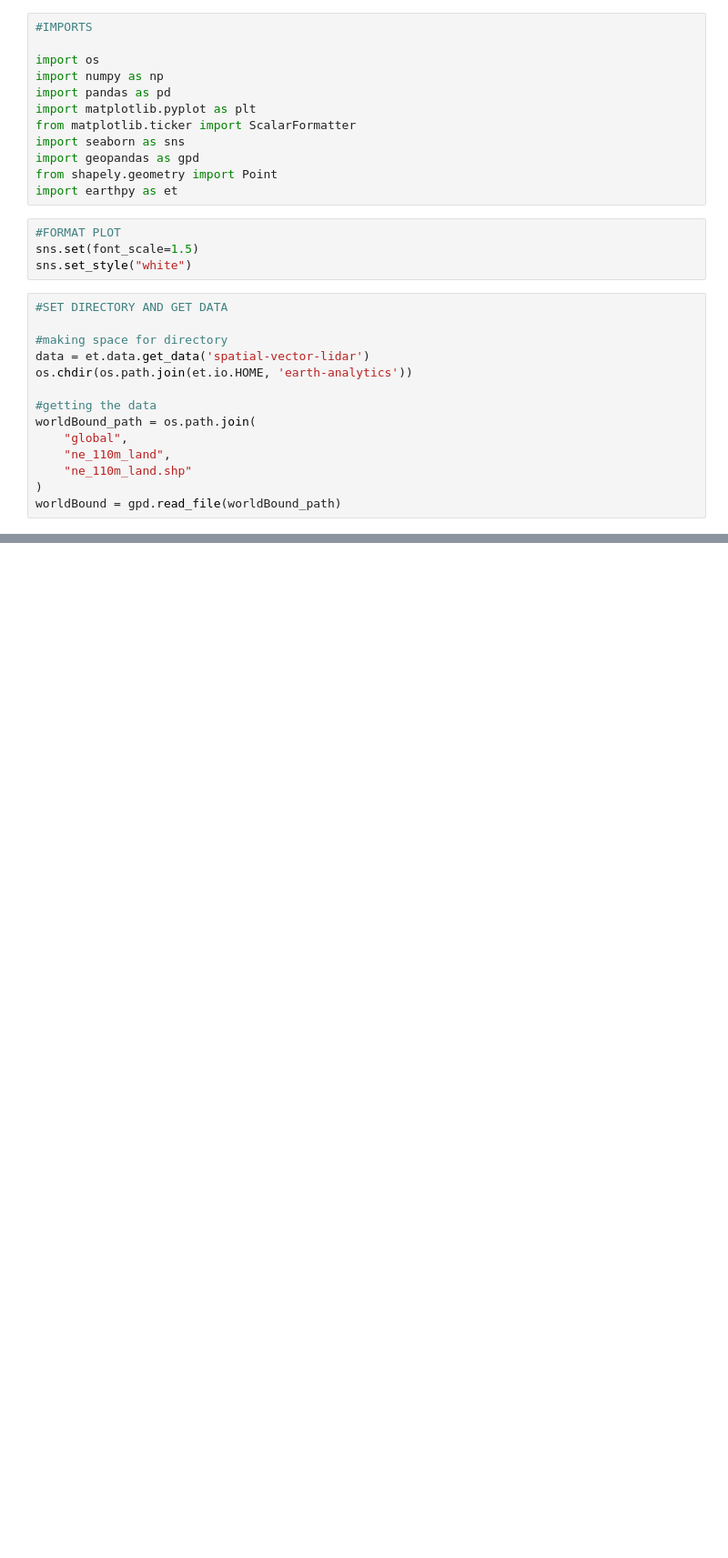
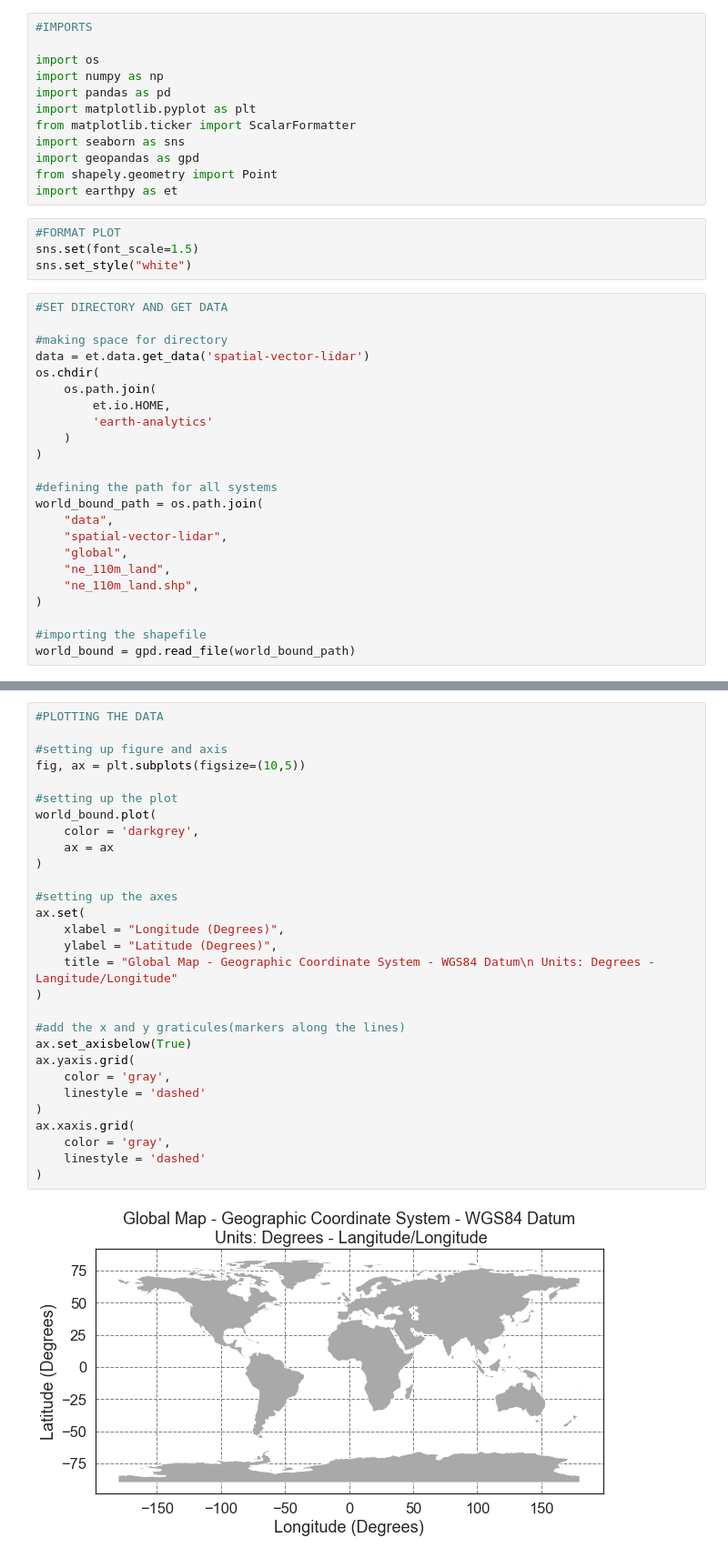
Before and after one commit to kamalnarra/learning-remote-sensing, a Jupyter notebook: intro-to-spatial-vector-data/coordinate-reference-systems.ipynb, the cells around one changed output, grey strips where cells are left out. Shown at 91% size. Cells and saved outputs as stored; diff of their text form; blank space fills up the shorter version.

```diff
--- a/intro-to-spatial-vector-data/coordinate-reference-systems.ipynb
+++ b/intro-to-spatial-vector-data/coordinate-reference-systems.ipynb
@@ -19,12 +19,21 @@ sns.set_style("white")
 
 #making space for directory
 data = et.data.get_data('spatial-vector-lidar')
-os.chdir(os.path.join(et.io.HOME, 'earth-analytics'))
+os.chdir(
+    os.path.join(
+        et.io.HOME,
+        'earth-analytics'
+    )
+)
 
-#getting the data
-worldBound_path = os.path.join(
+#defining the path for all systems
+world_bound_path = os.path.join(
+    "data",
+    "spatial-vector-lidar",
     "global",
     "ne_110m_land",
-    "ne_110m_land.shp"
+    "ne_110m_land.shp",
 )
-worldBound = gpd.read_file(worldBound_path)
+
+#importing the shapefile
+world_bound = gpd.read_file(world_bound_path)
@@ -32,0 +40,31 @@ DriverError: global\ne_110m_land\ne_110m_land.shp: No such file or directory
+# %%
+#PLOTTING THE DATA
+
+#setting up figure and axis
+fig, ax = plt.subplots(figsize=(10,5))
+
+#setting up the plot
+world_bound.plot(
+    color = 'darkgrey',
+    ax = ax
+)
+
+#setting up the axes
+ax.set(
+    xlabel = "Longitude (Degrees)",
+    ylabel = "Latitude (Degrees)",
+    title = "Global Map - Geographic Coordinate System - WGS84 Datum\n Units: Degrees - Langitude/Longitude"
+)
+
+#add the x and y graticules(markers along the lines)
+ax.set_axisbelow(True)
+ax.yaxis.grid(
+    color = 'gray',
+    linestyle = 'dashed'
+)
+ax.xaxis.grid(
+    color = 'gray',
+    linestyle = 'dashed'
+)
+# %% [output]
+[figure, added]
```
Also changed, not shown: parts of 7 cells of this notebook, 1 other file.
